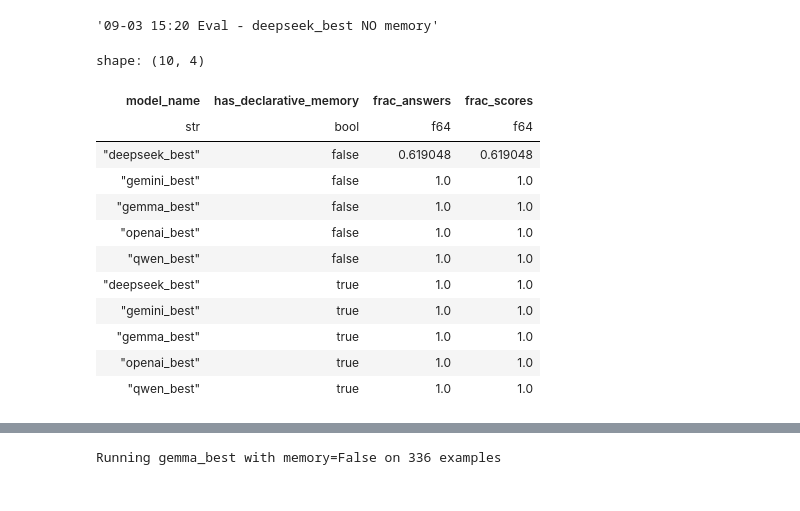
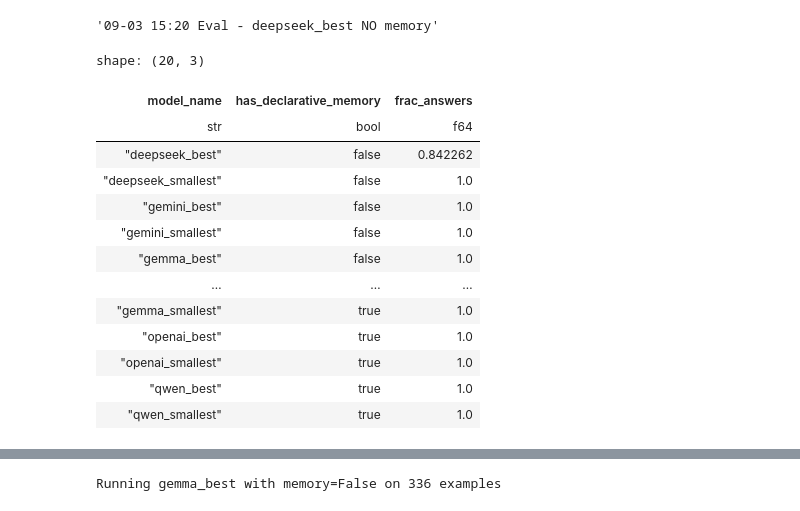
Before and after one commit to rmoscetti/cheshire-cat-ai-tools, a Jupyter notebook: nbs/rerun-evaluation.ipynb, the cells around one changed output, grey strips where cells are left out. Saved outputs shown, nothing was run; the diff lists cells and outputs as text; code cells hidden in the pictures.

```diff
--- a/nbs/rerun-evaluation.ipynb
+++ b/nbs/rerun-evaluation.ipynb
@@ -229,21 +356,30 @@ call.display_name
 # %%
 df_pl = pl.from_pandas(df.drop(columns=["weave_call"]))
 # %%
-df_pl.group_by(c.model_name, c.has_declarative_memory).agg(
-    frac_answers=c.model_answer.is_not_null().sum() / 336,
-    frac_scores=c.similarity_score.is_not_null().sum() / 336,
-).sort(c.has_declarative_memory, c.model_name)
+sum_table = (
+    df_pl
+    .filter(c.model_answer.is_not_null())
+    .group_by(c.model_name, c.has_declarative_memory)
+        .agg(
+        frac_answers=c.question_id.n_unique() / 336,
+        # frac_scores=c.similarity_score.is_not_null().sum() / 336,
+        # n_answers=c.model_answer.is_not_null().sum(),
+    )
+    .sort(c.has_declarative_memory, c.model_name)
+)
+sum_table
 # %% [output]
-shape: (10, 4)
+shape: (20, 3)
-| model_name | has_declarative_memory | frac_answers | frac_scores |
-| str | bool | f64 | f64 |
-| "deepseek_best" | false | 0.619048 | 0.619048 |
-| "gemini_best" | false | 1.0 | 1.0 |
-| "gemma_best" | false | 1.0 | 1.0 |
-| "openai_best" | false | 1.0 | 1.0 |
-| "qwen_best" | false | 1.0 | 1.0 |
-| "deepseek_best" | true | 1.0 | 1.0 |
-| "gemini_best" | true | 1.0 | 1.0 |
-| "gemma_best" | true | 1.0 | 1.0 |
-| "openai_best" | true | 1.0 | 1.0 |
-| "qwen_best" | true | 1.0 | 1.0 |
+| model_name | has_declarative_memory | frac_answers |
+| str | bool | f64 |
+| "deepseek_best" | false | 0.842262 |
+| "deepseek_smallest" | false | 1.0 |
+| "gemini_best" | false | 1.0 |
+| "gemini_smallest" | false | 1.0 |
+| "gemma_best" | false | 1.0 |
+| … | … | … |
+| "gemma_smallest" | true | 1.0 |
+| "openai_best" | true | 1.0 |
+| "openai_smallest" | true | 1.0 |
+| "qwen_best" | true | 1.0 |
+| "qwen_smallest" | true | 1.0 |
```
Also changed, not shown: parts of 12 cells of this notebook, 6 other files.
